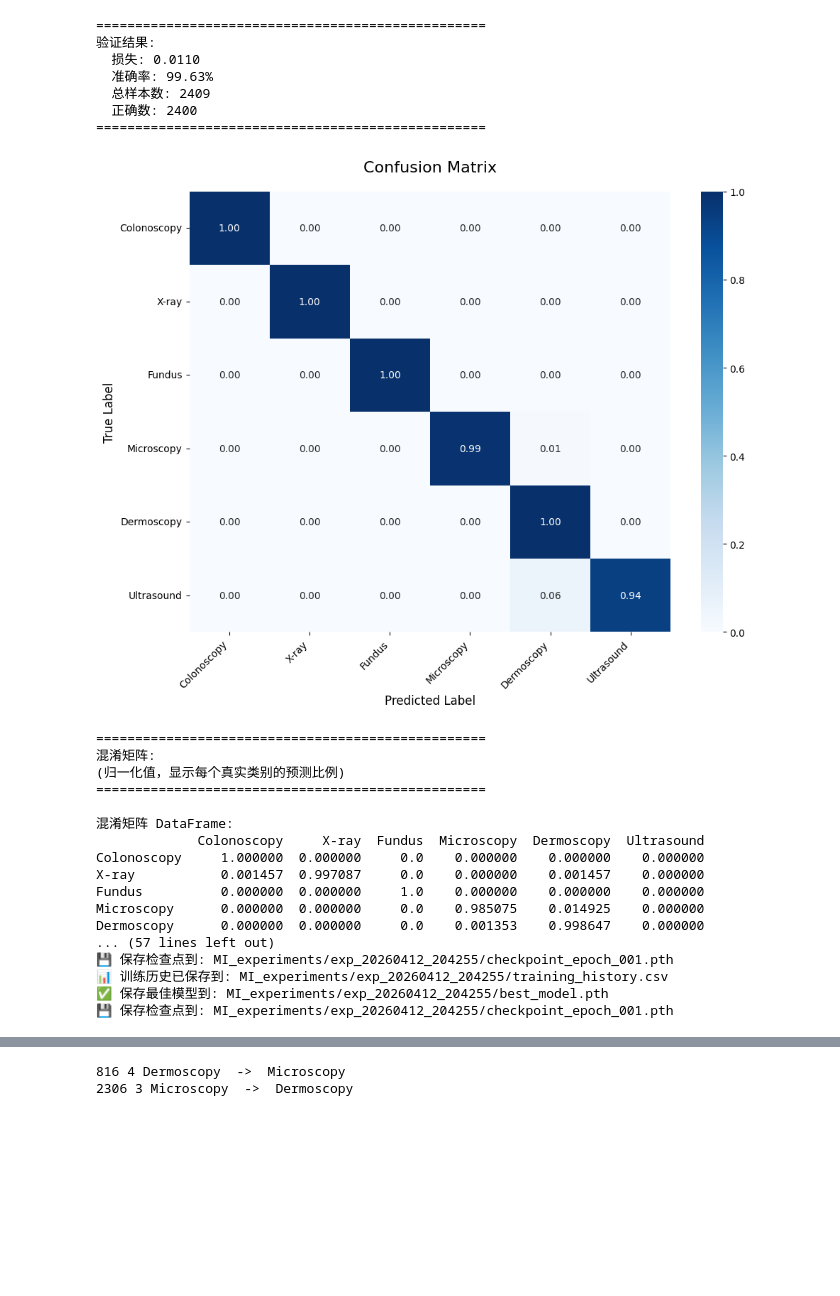
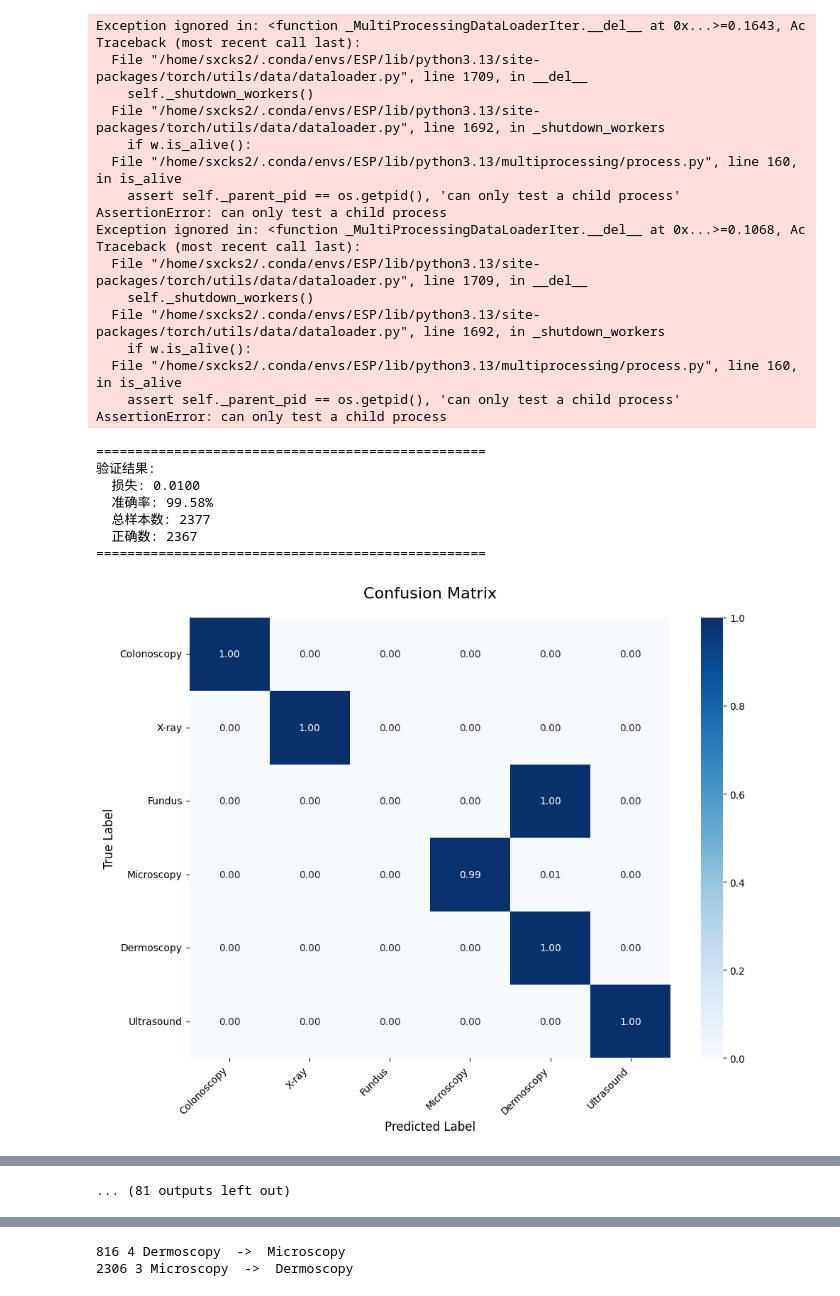
Before and after one commit to SkyOL5/Remake-De-LightSAM, a Jupyter notebook: Modality_Inspector.ipynb, the cells around one changed output, grey strips where cells are left out. Saved outputs shown, nothing was run; the diff lists cells and outputs as text; code cells hidden in the pictures; blank space fills up the shorter version.

Commit message:
add mobile

```diff
--- a/Modality_Inspector.ipynb
+++ b/Modality_Inspector.ipynb
@@ -62,7 +62,7 @@ class Modality_Inspector(nn.Module):
 # 医疗图像数据集类
 class Medcial_Dataset(Dataset):
 
-    def __init__(self, files, labels, folder="../SAM_h_features/image_feature"):
+    def __init__(self, files, labels, folder=""):
         self.folder = folder
         self.files = files
         self.labels = torch.tensor(labels, dtype=torch.long)
@@ -95,7 +95,7 @@ idx_name = {
     5: "Ultrasound"
 }
 # %%
-datafolder = "../SAM_b_features/image_feature"
+datafolder = "../SAM_mobile_features/image_feature"
 
 files = os.listdir(datafolder)
 labels = []
@@ -118,6 +118,6 @@ Counter({1: 1373, 4: 739, 3: 134, 0: 122, 5: 33, 2: 8})
 # %%
-train_dataset = Medcial_Dataset(X_train, y_train)
-val_dataset = Medcial_Dataset(X_val, y_val)
+train_dataset = Medcial_Dataset(X_train, y_train, datafolder)
+val_dataset = Medcial_Dataset(X_val, y_val, datafolder)
 
 train_loader = DataLoader(train_dataset, batch_size=32, shuffle=True, num_workers=2)
 val_loader = DataLoader(val_dataset, batch_size=32, shuffle=False, num_workers=2)
@@ -420,7 +420,7 @@ def save_checkpoint(model, optimizer, epoch, metrics, save_dir, is_best=False):
 
     # 如果是最佳模型，额外保存
     if is_best:
-        best_path = os.path.join(save_dir, 'best_modality_inspector_model.pth')
+        best_path = os.path.join(save_dir, 'best_mobile_modality_inspector_model.pth')
         torch.save(checkpoint, best_path)
         print(f"✅ 保存最佳模型到: {best_path}")
 
@@ -628,7 +628,7 @@ def main():
     print("\n💾 保存最终结果...")
 
     # 保存最终模型
-    final_model_path = os.path.join(save_dir, 'final_model.pth')
+    final_model_path = os.path.join(save_dir, 'final_mobile_mi_model.pth')
     torch.save({
         'model_state_dict': model.state_dict(),
         'num_classes': 6,
@@ -679,30 +679,31 @@ main GPU is device 0
    批大小: 32
 --------------------------------------------------------------------------------
 🚀 开始训练...
 ================================================================================
-==================================================
-验证结果:
-  损失: 0.0110
-  准确率: 99.63%
-  总样本数: 2409
-  正确数: 2400
-==================================================
+Exception ignored in: <function _MultiProcessingDataLoaderIter.__del__ at 0x...>=0.1643, Ac
+Traceback (most recent call last):
+  File "/home/sxcks2/.conda/envs/ESP/lib/python3.13/site-packages/torch/utils/data/dataloader.py", line 1709, in __del__
+    self._shutdown_workers()
+  File "/home/sxcks2/.conda/envs/ESP/lib/python3.13/site-packages/torch/utils/data/dataloader.py", line 1692, in _shutdown_workers
+    if w.is_alive():
+  File "/home/sxcks2/.conda/envs/ESP/lib/python3.13/multiprocessing/process.py", line 160, in is_alive
+    assert self._parent_pid == os.getpid(), 'can only test a child process'
+AssertionError: can only test a child process
+Exception ignored in: <function _MultiProcessingDataLoaderIter.__del__ at 0x...>=0.1068, Ac
+Traceback (most recent call last):
+  File "/home/sxcks2/.conda/envs/ESP/lib/python3.13/site-packages/torch/utils/data/dataloader.py", line 1709, in __del__
+    self._shutdown_workers()
+  File "/home/sxcks2/.conda/envs/ESP/lib/python3.13/site-packages/torch/utils/data/dataloader.py", line 1692, in _shutdown_workers
+    if w.is_alive():
+  File "/home/sxcks2/.conda/envs/ESP/lib/python3.13/multiprocessing/process.py", line 160, in is_alive
+    assert self._parent_pid == os.getpid(), 'can only test a child process'
+AssertionError: can only test a child process
+==================================================
+验证结果:
+  损失: 0.0100
+  准确率: 99.58%
+  总样本数: 2377
+  正确数: 2367
+==================================================
-[figure, old version]
+[figure, new version]
-==================================================
-混淆矩阵:
-(归一化值，显示每个真实类别的预测比例)
-==================================================
-
-混淆矩阵 DataFrame:
-             Colonoscopy     X-ray  Fundus  Microscopy  Dermoscopy  Ultrasound
-Colonoscopy     1.000000  0.000000     0.0    0.000000    0.000000    0.000000
-X-ray           0.001457  0.997087     0.0    0.000000    0.001457    0.000000
-Fundus          0.000000  0.000000     1.0    0.000000    0.000000    0.000000
-Microscopy      0.000000  0.000000     0.0    0.985075    0.014925    0.000000
-Dermoscopy      0.000000  0.000000     0.0    0.001353    0.998647    0.000000
-... (57 lines left out)
-💾 保存检查点到: MI_experiments/exp_20260412_204255/checkpoint_epoch_001.pth
-📊 训练历史已保存到: MI_experiments/exp_20260412_204255/training_history.csv
-✅ 保存最佳模型到: MI_experiments/exp_20260412_204255/best_model.pth
-💾 保存检查点到: MI_experiments/exp_20260412_204255/checkpoint_epoch_001.pth
 ==================================================
@@ -767,3 +793,4 @@ Dermoscopy      0.005413  0.004060    0.00    0.006766    0.983762    0.000000
+... (81 outputs left out)
 # %%
 def predict(model, input_data, device='cuda'):
     """使用训练好的模型进行预测"""
```
Also changed, not shown: parts of 3 cells of this notebook, 23 other files.
